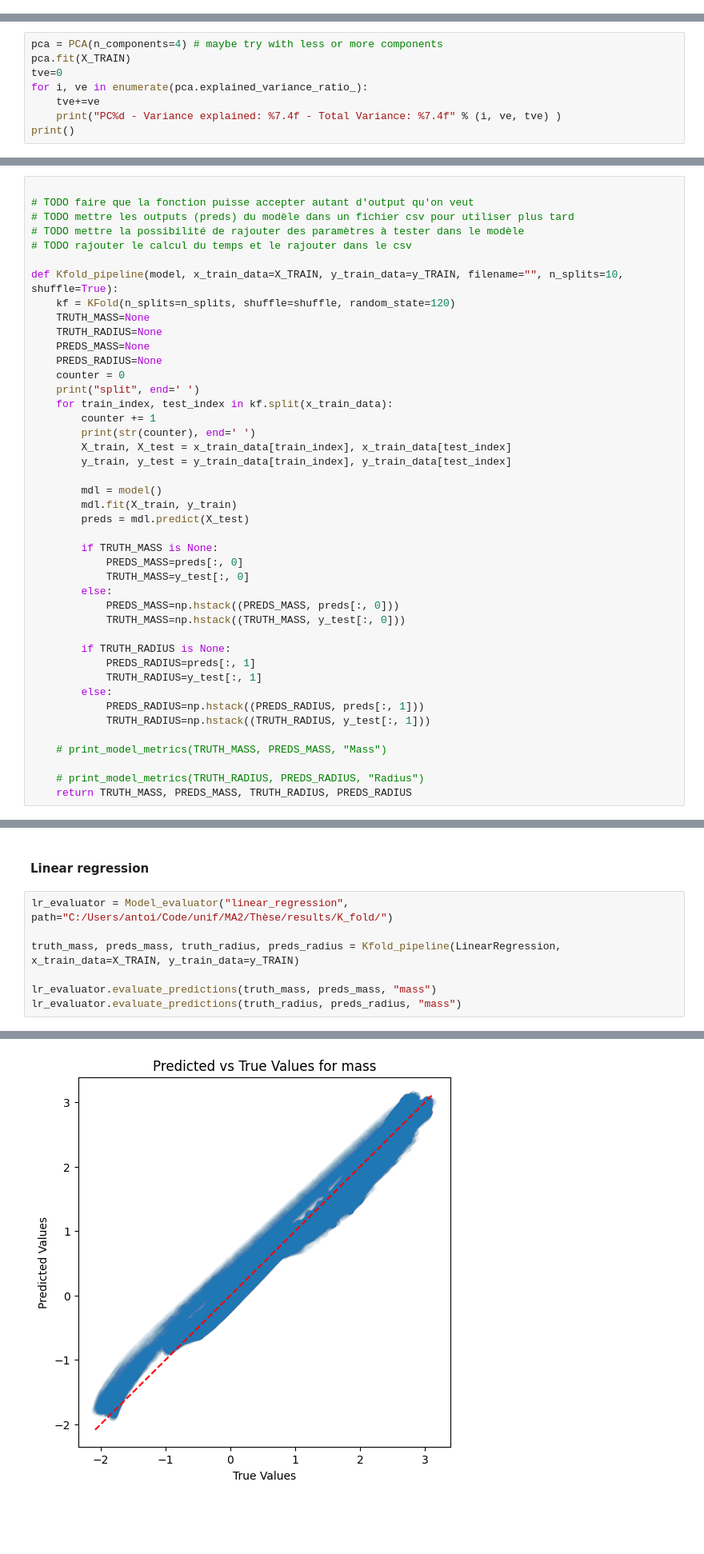
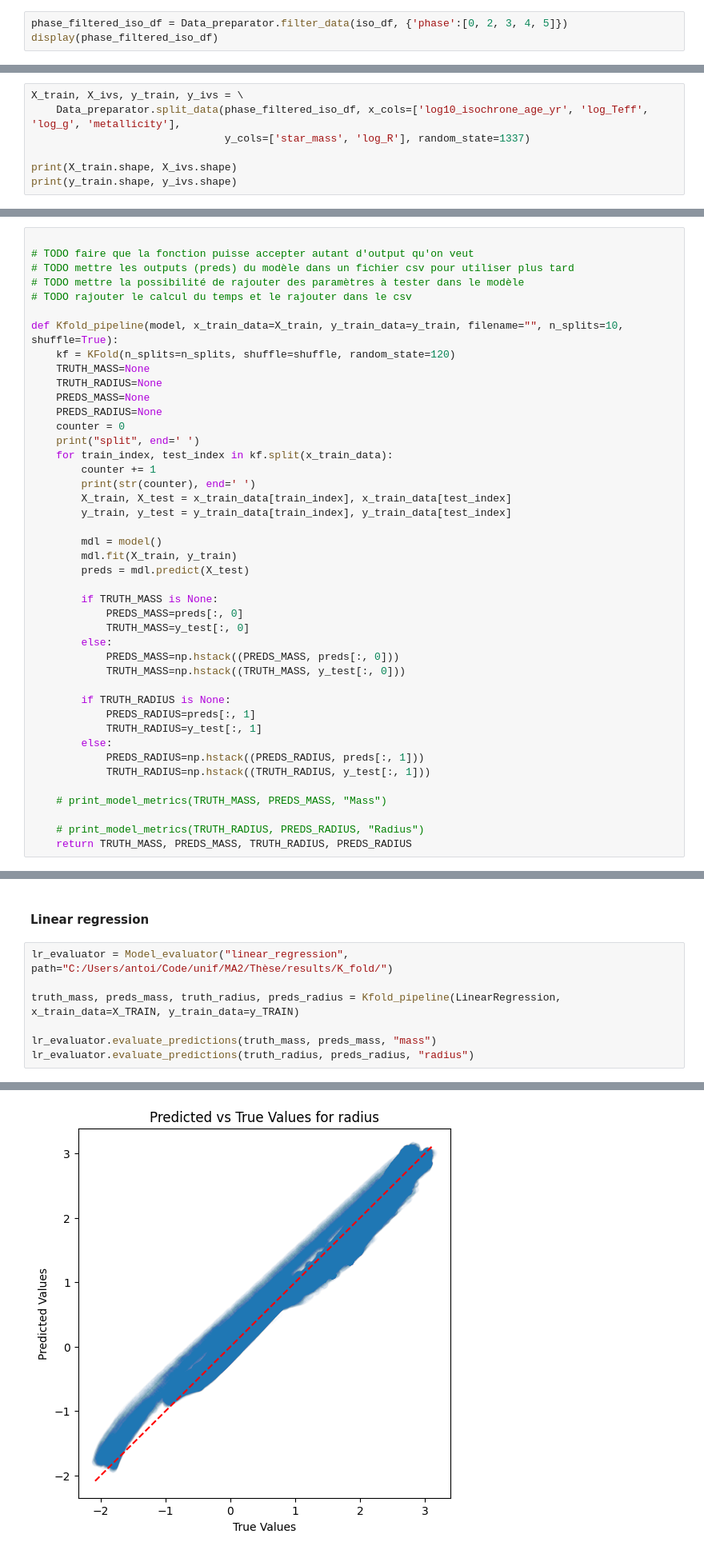
Before and after one commit to anpirott/thesis, a Jupyter notebook: code/ML/primary_model.ipynb, the cells around one changed output, grey strips where cells are left out. Shown at 80% size. Cells and saved outputs as stored; diff of their text form; blank space fills up the shorter version.

```diff
--- a/code/ML/primary_model.ipynb
+++ b/code/ML/primary_model.ipynb
@@ -113,0 +84,3 @@ print(y_TRAIN.shape, y_IVS.shape)
+# %%
+phase_filtered_iso_df = Data_preparator.filter_data(iso_df, {'phase':[0, 2, 3, 4, 5]})
+display(phase_filtered_iso_df)
@@ -113,0 +101,7 @@ print(y_TRAIN.shape, y_IVS.shape)
+# %%
+X_train, X_ivs, y_train, y_ivs = \
+    Data_preparator.split_data(phase_filtered_iso_df, x_cols=['log10_isochrone_age_yr', 'log_Teff', 'log_g', 'metallicity'],
+                               y_cols=['star_mass', 'log_R'], random_state=1337)
+
+print(X_train.shape, X_ivs.shape)
+print(y_train.shape, y_ivs.shape)
@@ -211,8 +205,0 @@ Mean value in test data for the radius parameter: 1.3479451503057525
-# %%
-pca = PCA(n_components=4) # maybe try with less or more components
-pca.fit(X_TRAIN)
-tve=0
-for i, ve in enumerate(pca.explained_variance_ratio_):
-    tve+=ve
-    print("PC%d - Variance explained: %7.4f - Total Variance: %7.4f" % (i, ve, tve) )
-print()
@@ -341,7 +221,7 @@ def print_model_metrics(truth, preds, parameter_name, save=False, rve=True, rmse
 # TODO mettre la possibilité de rajouter des paramètres à tester dans le modèle
 # TODO rajouter le calcul du temps et le rajouter dans le csv
 
-def Kfold_pipeline(model, x_train_data=X_TRAIN, y_train_data=y_TRAIN, filename="", n_splits=10, shuffle=True):
+def Kfold_pipeline(model, x_train_data=X_train, y_train_data=y_train, filename="", n_splits=10, shuffle=True):
     kf = KFold(n_splits=n_splits, shuffle=shuffle, random_state=120)
     TRUTH_MASS=None
     TRUTH_RADIUS=None
@@ -387,7 +267,7 @@ lr_evaluator = Model_evaluator("linear_regression", path="C:/Users/antoi/Code/un
 truth_mass, preds_mass, truth_radius, preds_radius = Kfold_pipeline(LinearRegression, x_train_data=X_TRAIN, y_train_data=y_TRAIN)
 
 lr_evaluator.evaluate_predictions(truth_mass, preds_mass, "mass")
-lr_evaluator.evaluate_predictions(truth_radius, preds_radius, "mass")
+lr_evaluator.evaluate_predictions(truth_radius, preds_radius, "radius")
 # %% [output]
 split 1 2 3 4 5 6 7 8 9 10
 mass results:
@@ -412,12 +292,12 @@ mass results:
 RVE :  0.9873686629111135
 RMSE :  0.11206075358433175
 MAE :  0.08048399846133886
 MedAE :  0.05785498467521544
 CORR :  0.9936642606590922
 MAX_ER :  0.6579405300155883
 Percentiles :
   75th percentile :  0.10398510485519291
   90th percentile :  0.17682697369295386
   95th percentile :  0.2418429216769669
   99th percentile :  0.3824573869498151
-[figure, old version]
+[figure, new version]
```
Also changed, not shown: parts of 25 cells of this notebook, 8 other files.
